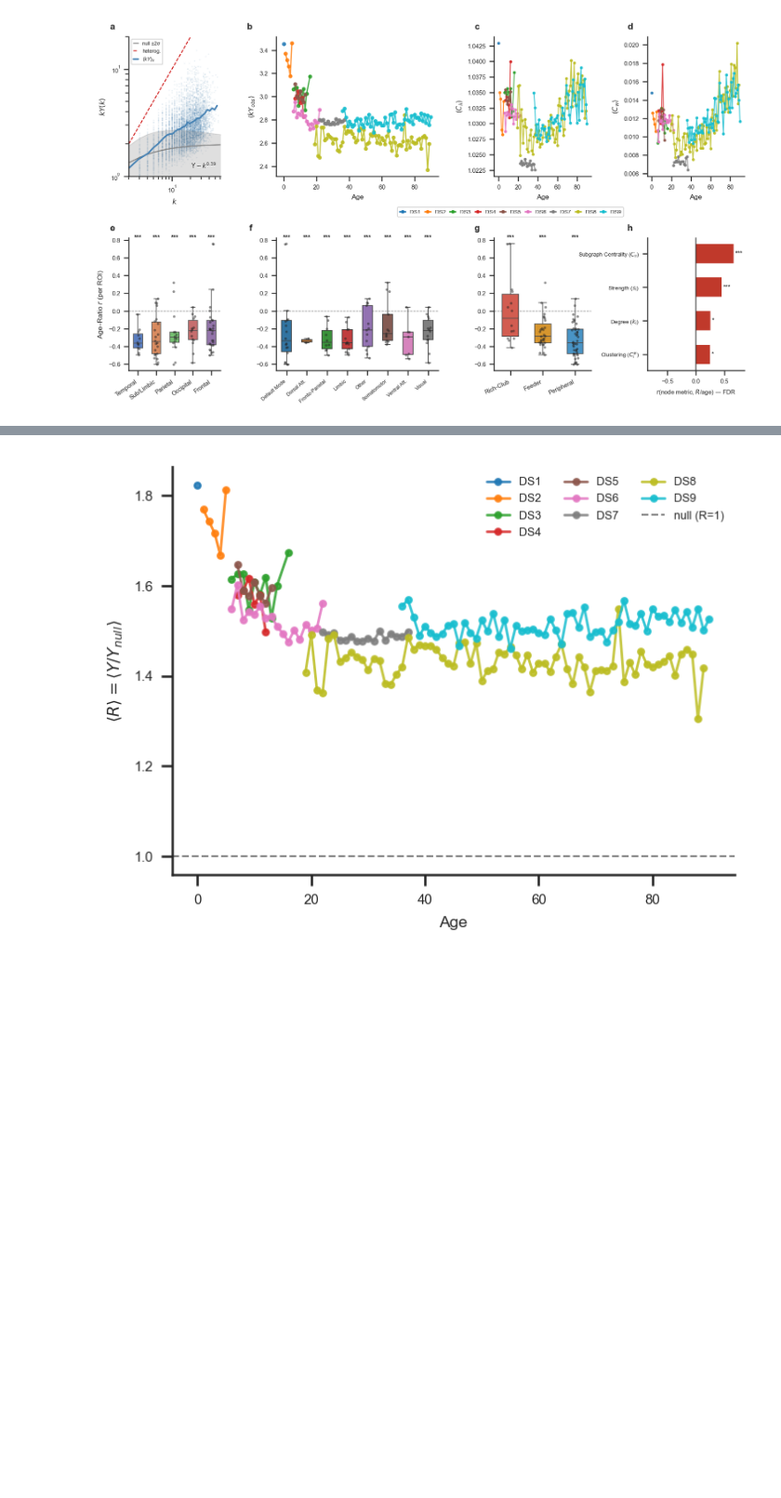
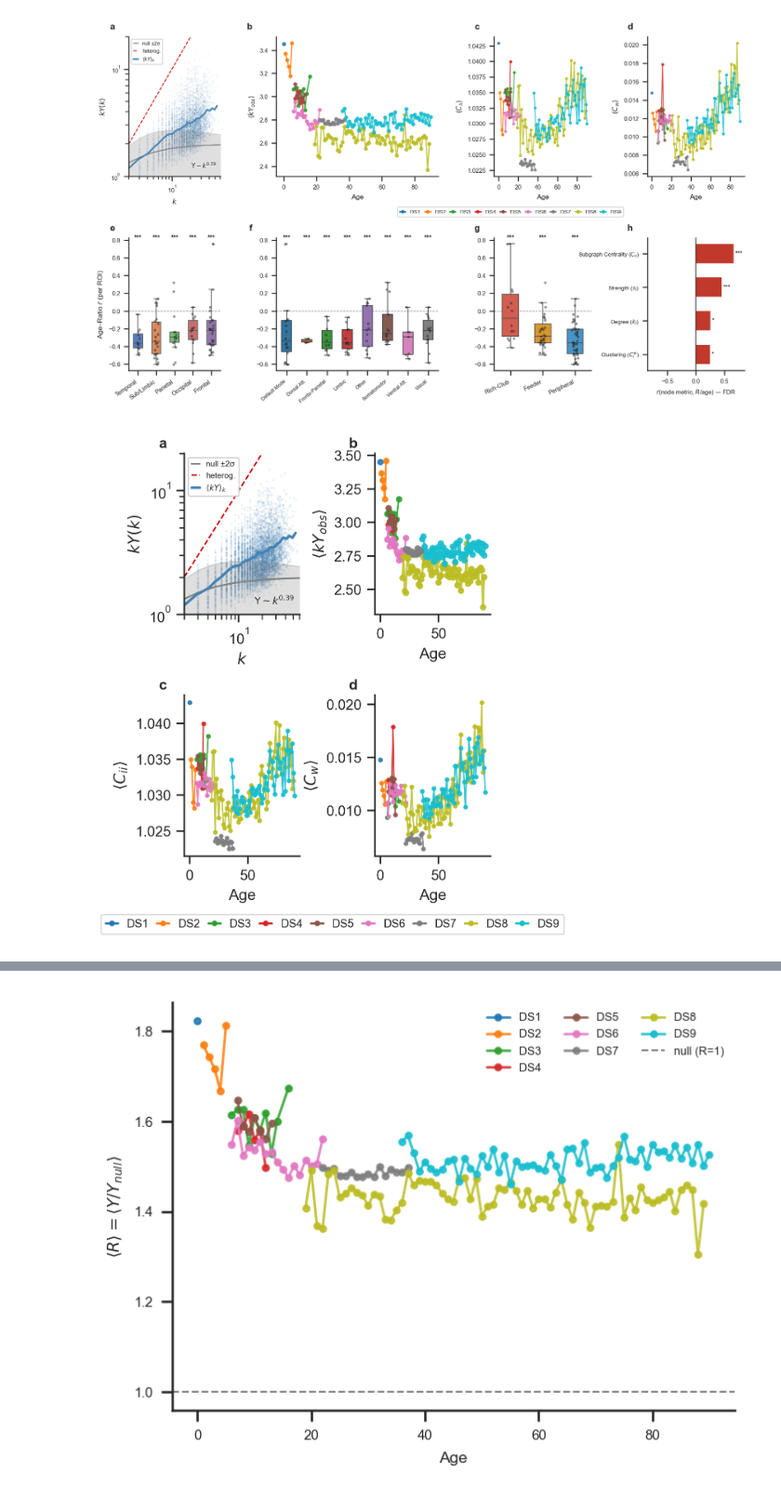
Before and after one commit to alexdeharo269/NetLearn, a Jupyter notebook: firstpart.ipynb, the cells around one changed output, grey strips where cells are left out. Shown at 93% size. Drawn from its saved outputs; the diff is of its cells as text; code cells hidden in the pictures; blank space fills up the shorter version.

Commit message:
solve clustering and labels

```diff
--- a/firstpart.ipynb
+++ b/firstpart.ipynb
@@ -484,8 +484,8 @@ def ddw_group_rep(connectomes, dist_mat, hemi, n_bins=22, rng=None):
 
 plt.rcParams.update({
     'font.size':7,'axes.titlesize':7,'axes.labelsize':7,
-    'xtick.labelsize':6,'ytick.labelsize':6,
-    'lines.linewidth':0.9,'lines.markersize':2.5,'figure.dpi':150,
+    'xtick.labelsize':8,'ytick.labelsize':8,
+    'lines.linewidth':0.9,'lines.markersize':2.5,'figure.dpi':300,
 })
 
 
@@ -1019,7 +1037,7 @@ from statsmodels.stats.multitest import multipletests
 from joblib import Parallel, delayed
 warnings.filterwarnings('ignore')
 
-AGE_SPLIT = 33
+AGE_SPLIT = 32
 N_WORKERS = -1
 LOG_BINS  = np.logspace(0, np.log10(89), 50)
 
@@ -1179,8 +1197,8 @@ data_dev = data[data.age <= AGE_SPLIT].reset_index(drop=True)
 R_dev, ages_dev, means_dev = build_roi_matrices(data_dev)
 df_dev, hr_dev = compute_roi_results(R_dev, ages_dev, means_dev)
 
-print("=== AGING (age > 33) ===")
-data_age = data[data.age > AGE_SPLIT].reset_index(drop=True)
+print("=== AGING (age >= 33) ===")
+data_age = data[data.age >= AGE_SPLIT].reset_index(drop=True)
 R_age, ages_age, means_age = build_roi_matrices(data_age)
 df_age, hr_age = compute_roi_results(R_age, ages_age, means_age)
 
@@ -1371,3 +1391,75 @@ plt.savefig('borradorv2/fig2_main.pdf', bbox_inches='tight', dpi=300)
 plt.show()
 # %% [output]
 [figure]
+# %%
+import matplotlib.pyplot as plt
+import matplotlib.gridspec as gridspec
+import seaborn as sns
+import numpy as np
+from scipy.stats import linregress
+
+# =============================================================================
+# FIGURE 1: 2x2 Grid (Scatter + Trajectories)
+# =============================================================================
+fig1 = plt.figure(figsize=(3.4,4.5))
+gs1 = gridspec.GridSpec(2, 2, figure=fig1,wspace=0.65, hspace=0.5)
+
+ax_kY    = fig1.add_subplot(gs1[0, 0])
+ax_tdis  = fig1.add_subplot(gs1[0, 1])
+ax_tcomm = fig1.add_subplot(gs1[1, 0])
+ax_tclus = fig1.add_subplot(gs1[1, 1])
+
+# --- Panel (a): kY scatter ---
+rng_sc = np.random.default_rng(0)
+idx_sc = rng_sc.choice(len(k_arr_sc), min(7000, len(k_arr_sc)), replace=False)
+
+ax_kY.scatter(k_arr_sc[idx_sc], kY_arr_sc[idx_sc],
+              s=0.4, alpha=0.07, color='steelblue', rasterized=True, zorder=1)
+ax_kY.fill_between(NUL['ks'], NUL['kY_lo'], NUL['kY_hi'],
+                   color='grey', alpha=0.25, zorder=2)
+
+lr = linregress(np.log10(ks_obs_sc), np.log10(kY_obs_mu_sc))
+ax_kY.text(0.95, 0.05, rf'$\Upsilon\sim k^{{{lr.slope:.2f}}}$',
+           transform=ax_kY.transAxes, ha='right', va='bottom', fontsize=6)
+
+ax_kY.plot(NUL['ks'], NUL['kY_null'], '-',  color='grey',    lw=1,   label='null ±2σ')
+ax_kY.plot(NUL['ks'], NUL['kY_het'],  '--', color='#cc0000', lw=0.9, label='heterog.')
+ax_kY.plot(ks_obs_sc, kY_obs_mu_sc,   '-',  color='steelblue', lw=1.6, label=r'$\langle kY\rangle_k$')
+
+ax_kY.set_xscale('log'); ax_kY.set_yscale('log')
+ax_kY.set_xlim(2, 61);   ax_kY.set_ylim(1, 20)
+ax_kY.set_xlabel('$k$'); ax_kY.set_ylabel(r'$kY(k)$')
+ax_kY.legend(fontsize=5, handlelength=1, loc='upper left', frameon=True, framealpha=0.9)
+sns.despine(ax=ax_kY)
+
+# --- Panels (b, c, d): Trajectories ---
+traj_cfg = [
+    (ax_tdis,  'kY_obs',  r'$\langle kY\rangle$', 1.2, 3),
+    (ax_tcomm, 'sc_mean', r'$\langle C_{ii}\rangle$',  0.9, 2),
+    (ax_tclus, 'C_w',       r'$\langle C_w\rangle$',      0.9, 2),
+]
+
+for ax, metric, ylabel, lw, ms in traj_cfg:
+    for ds in ds_list:
+        sub = data[data.dataset==ds].sort_values('age')
+        if metric not in sub.columns or len(sub)==0: continue
+        g = sub.groupby('age')[metric].mean()
+        ax.plot(g.index, g.values, 'o-', ms=ms, lw=lw, color=ds2col[ds], alpha=0.85)
+    ax.set_ylabel(ylabel)
+    ax.set_xlabel('Age')
+    sns.despine(ax=ax)
+
+# Legend for Trajectories
+handles = [plt.Line2D([0],[0], color=ds2col[ds], lw=1.3, marker='o',
+                      ms=2.5, label=f'DS{ds}') for ds in ds_list]
+fig1.legend(handles=handles, loc='lower center', bbox_to_anchor=(0.5, -0.05),
+            ncol=len(ds_list), fontsize=7, frameon=True, handlelength=1.1, columnspacing=0.7)
+
+for ax, lab in zip([ax_kY, ax_tdis, ax_tcomm, ax_tclus], 'abcd'):
+    ax.text(-0.15, 1.1, lab, transform=ax.transAxes,
+            fontsize=9, fontweight='bold', va='top', ha='right')
+
+fig1.savefig('borradorv2/fig2_grid.pdf', bbox_inches='tight', dpi=300)
+plt.show()
+# %% [output]
+[figure, added]
```
Also changed, not shown: parts of 9 cells of this notebook.
